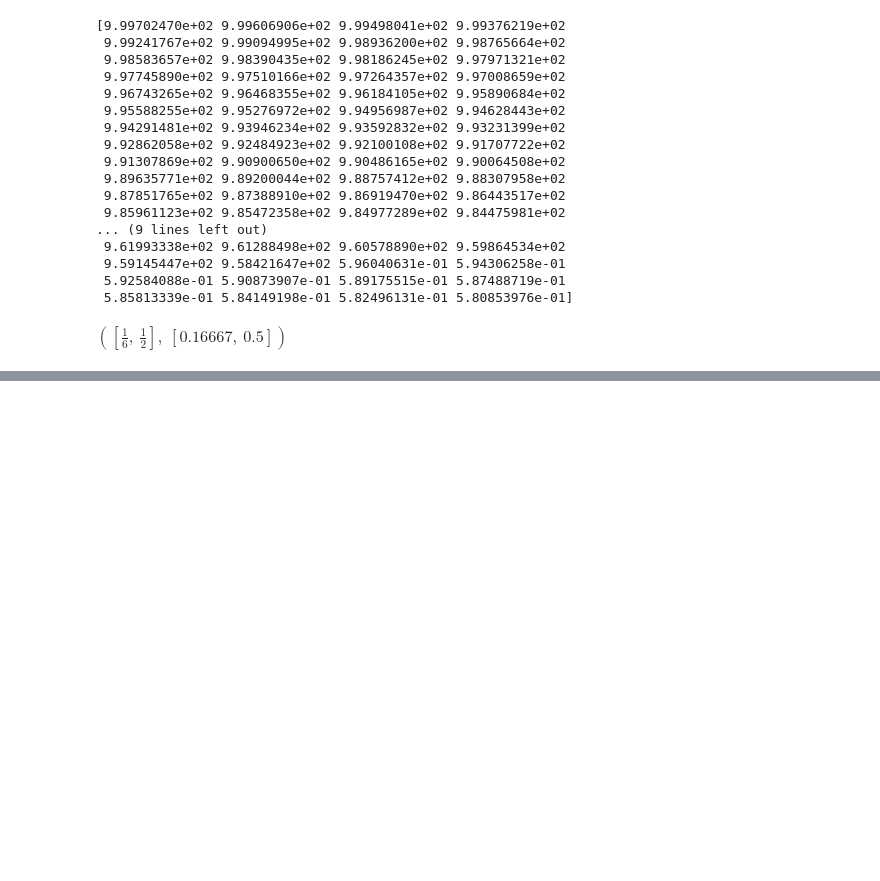
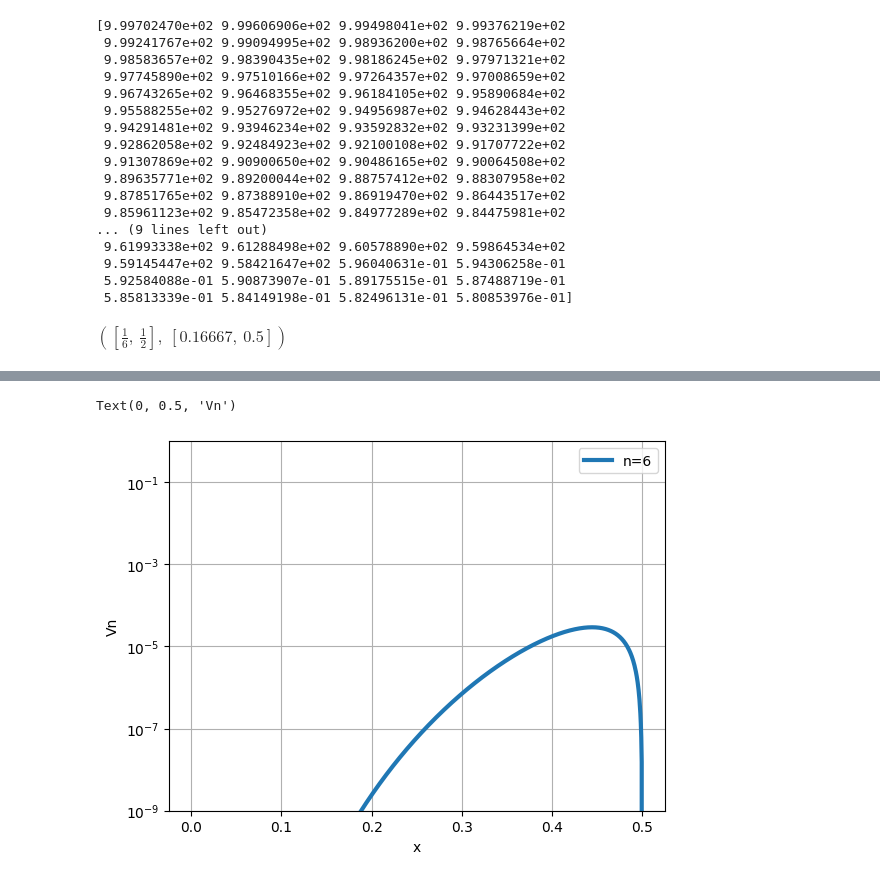
Before and after one commit to AlexanderLebedew/Lab, a Jupyter notebook: Untitled2.ipynb, the cells around one changed output, grey strips where cells are left out. Drawn from its saved outputs; the diff is of its cells as text; code cells hidden in the pictures; blank space fills up the shorter version.

```diff
--- a/Untitled2.ipynb
+++ b/Untitled2.ipynb
@@ -73,0 +91,16 @@ $\displaystyle \left( \left[ \frac{1}{6}, \  \frac{1}{2}\right], \  \left[ 0.166
+# %%
+def v(x, n, a=1):
+ vv = 0
+ for i in range(1, n+1):
+  vv += vn(x, i, a=a)
+ return vv
+plt.plot(xnum, vn(xnum, q), lw=3, label=f'n={q}')
+plt.grid()
+plt.yscale('log')
+plt.ylim(1e-9, 1)
+plt.legend(loc='best');
+plt.xlabel('x')
+plt.ylabel('Vn')
+# %% [output]
+Text(0, 0.5, 'Vn')
+[figure, added]
```
Also changed, not shown: parts of 1 cell of this notebook.
